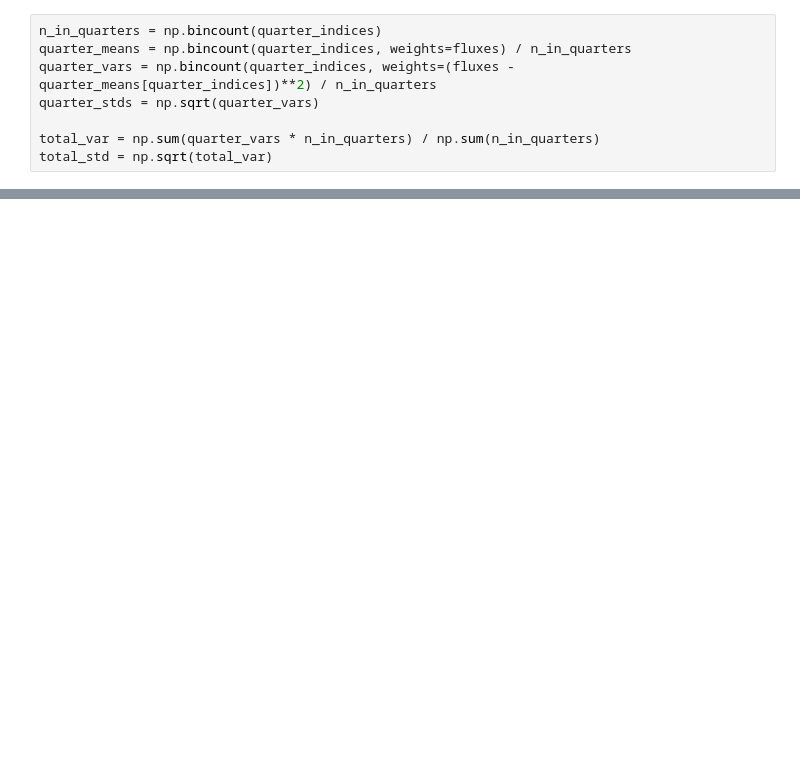
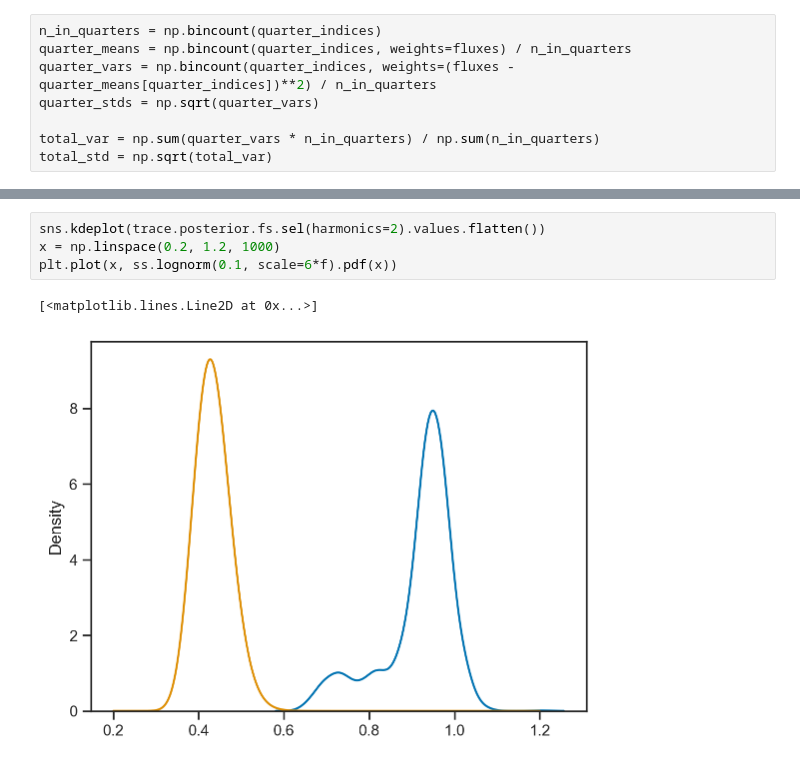
Before and after one commit to ssagynbayeva/HarmonicLombScargle, a Jupyter notebook: KIC5111207_test.ipynb, the cells around one changed output, grey strips where cells are left out. Cells and saved outputs as stored; diff of their text form; blank space fills up the shorter version.

```diff
--- a/KIC5111207_test.ipynb
+++ b/KIC5111207_test.ipynb
@@ -174,0 +191,7 @@ ValueError: Invalid argument to dtype: None.
+# %%
+sns.kdeplot(trace.posterior.fs.sel(harmonics=2).values.flatten())
+x = np.linspace(0.2, 1.2, 1000)
+plt.plot(x, ss.lognorm(0.1, scale=6*f).pdf(x))
+# %% [output]
+[<matplotlib.lines.Line2D at 0x...>]
+[figure, added]
```
Also changed, not shown: parts of 10 cells of this notebook, 2 other files.
